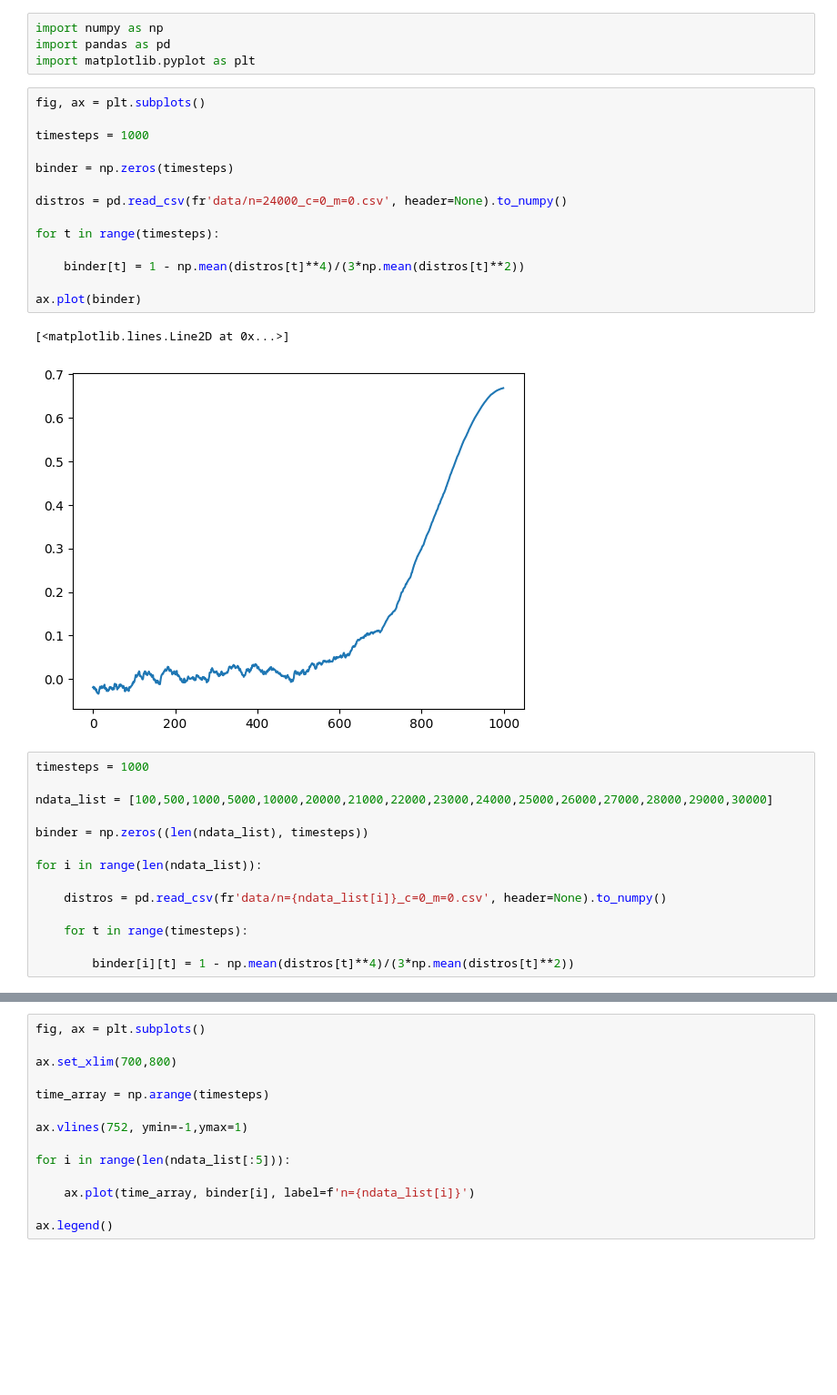
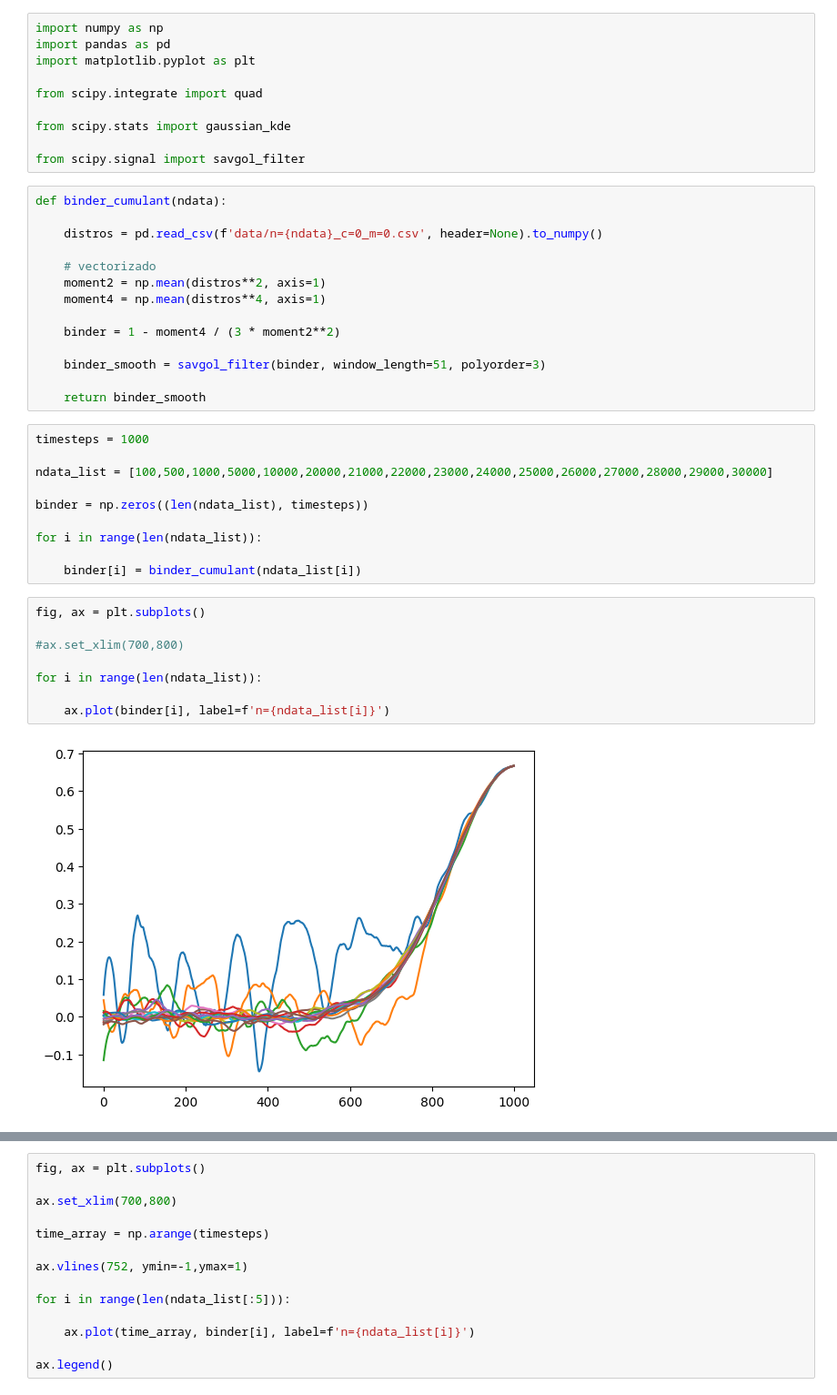
Before and after one commit to W-physics/Tesis, a Jupyter notebook: binder_cumulant.ipynb, the cells around one changed output, grey strips where cells are left out. Shown at 91% size. Cells and saved outputs as stored; diff of their text form; blank space fills up the shorter version.

```diff
--- a/binder_cumulant.ipynb
+++ b/binder_cumulant.ipynb
@@ -2,23 +2,26 @@
 import numpy as np
 import pandas as pd
 import matplotlib.pyplot as plt
+
+from scipy.integrate import quad
+
+from scipy.stats import gaussian_kde
+
+from scipy.signal import savgol_filter
 # %%
-fig, ax = plt.subplots()
+def binder_cumulant(ndata):
 
-timesteps = 1000
+    distros = pd.read_csv(f'data/n={ndata}_c=0_m=0.csv', header=None).to_numpy()
 
-binder = np.zeros(timesteps)
+    # vectorizado
+    moment2 = np.mean(distros**2, axis=1)
+    moment4 = np.mean(distros**4, axis=1)
 
-distros = pd.read_csv(fr'data/n=24000_c=0_m=0.csv', header=None).to_numpy()
+    binder = 1 - moment4 / (3 * moment2**2)
 
-for t in range(timesteps):
+    binder_smooth = savgol_filter(binder, window_length=51, polyorder=3)
 
-    binder[t] = 1 - np.mean(distros[t]**4)/(3*np.mean(distros[t]**2))
-
-ax.plot(binder)
+    return binder_smooth
-# %% [output]
-[<matplotlib.lines.Line2D at 0x...>]
-[figure, removed]
 # %%
 timesteps = 1000
 
@@ -28,11 +31,17 @@ binder = np.zeros((len(ndata_list), timesteps))
 
 for i in range(len(ndata_list)):
 
-    distros = pd.read_csv(fr'data/n={ndata_list[i]}_c=0_m=0.csv', header=None).to_numpy()
-
-    for t in range(timesteps):
-
-        binder[i][t] = 1 - np.mean(distros[t]**4)/(3*np.mean(distros[t]**2))
+    binder[i] = binder_cumulant(ndata_list[i])
+# %%
+fig, ax = plt.subplots()
+
+#ax.set_xlim(700,800)
+
+for i in range(len(ndata_list)):
+
+    ax.plot(binder[i], label=f'n={ndata_list[i]}')
+# %% [output]
+[figure, added]
 # %%
 fig, ax = plt.subplots()
 
```
Also changed, not shown: parts of 1 cell of this notebook, 1 other file.
